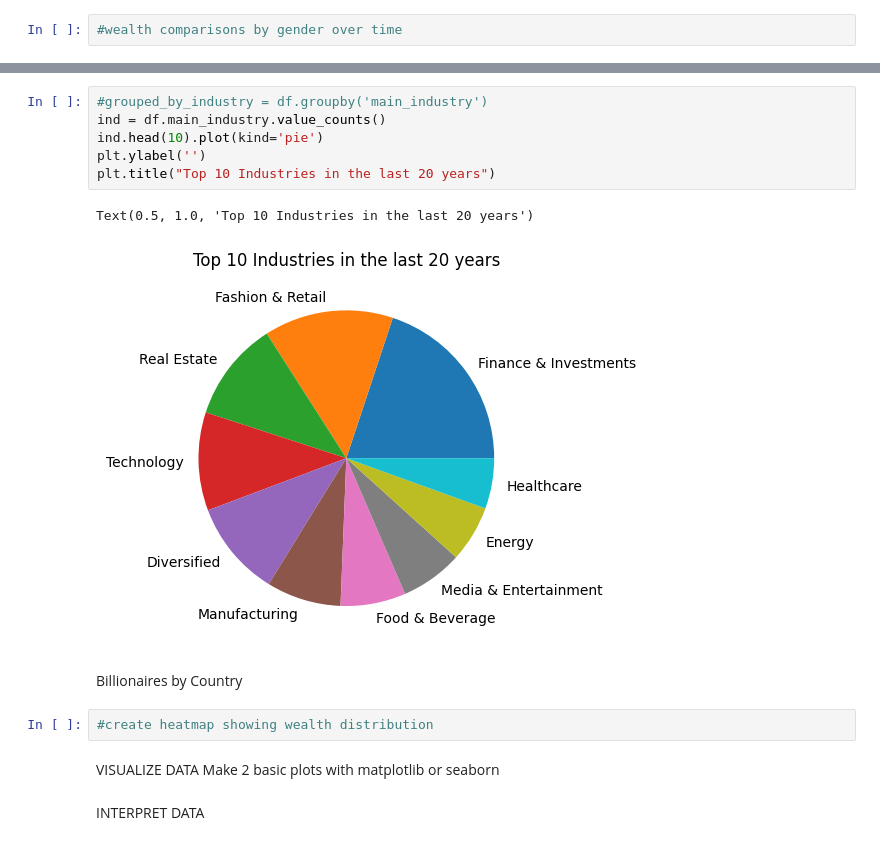
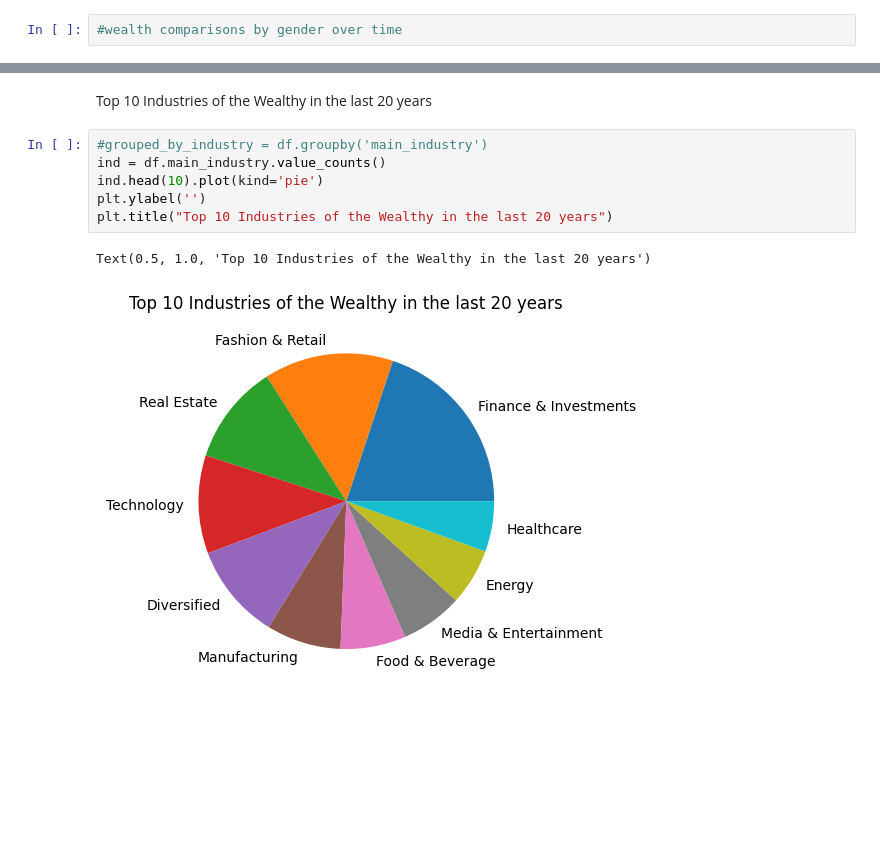
Before and after one commit to thealura/project_billionaires, a Jupyter notebook: PROJECT_1.ipynb, the cells around one changed output, grey strips where cells are left out. Cells and saved outputs as stored; diff of their text form; blank space fills up the shorter version.

Commit message:
youngest data and cleanup

```diff
--- a/PROJECT_1.ipynb
+++ b/PROJECT_1.ipynb
@@ -272,18 +275,11 @@ Industry Data
+# %% [markdown]
+Top 10 Industries of the Wealthy in the last 20 years
 # %%
 #grouped_by_industry = df.groupby('main_industry')
 ind = df.main_industry.value_counts()
 ind.head(10).plot(kind='pie')
 plt.ylabel('')
-plt.title("Top 10 Industries in the last 20 years")
+plt.title("Top 10 Industries of the Wealthy in the last 20 years")
 # %% [output]
-Text(0.5, 1.0, 'Top 10 Industries in the last 20 years')
+Text(0.5, 1.0, 'Top 10 Industries of the Wealthy in the last 20 years')
-[figure, old version]
+[figure, new version]
-# %% [markdown]
-Billionaires by Country
-# %%
-#create heatmap showing wealth distribution
-# %% [markdown]
-VISUALIZE DATA
-Make 2 basic plots with matplotlib or seaborn
-# %% [markdown]
-INTERPRET DATA
```
Also changed, not shown: parts of 16 cells of this notebook.
